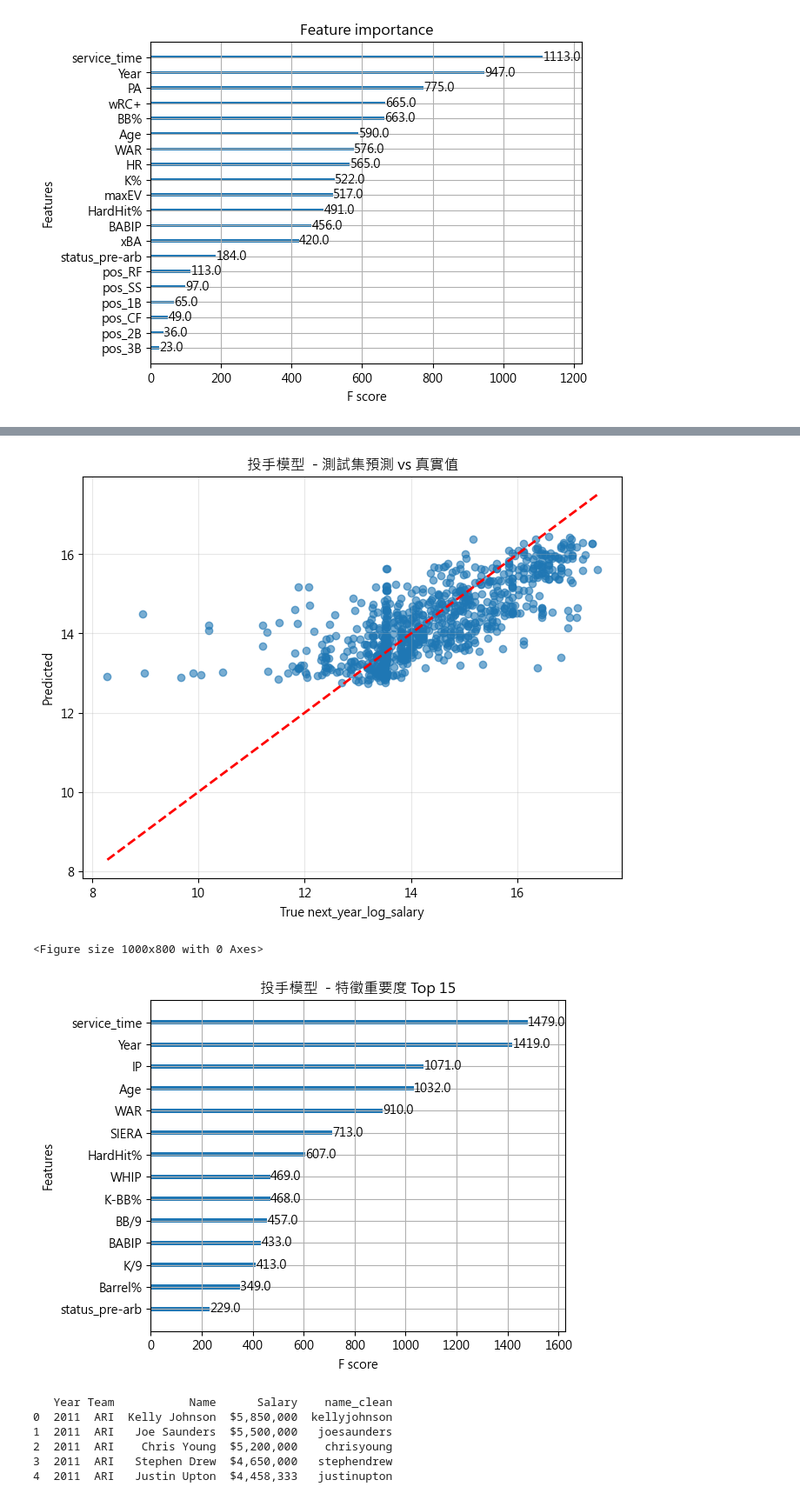
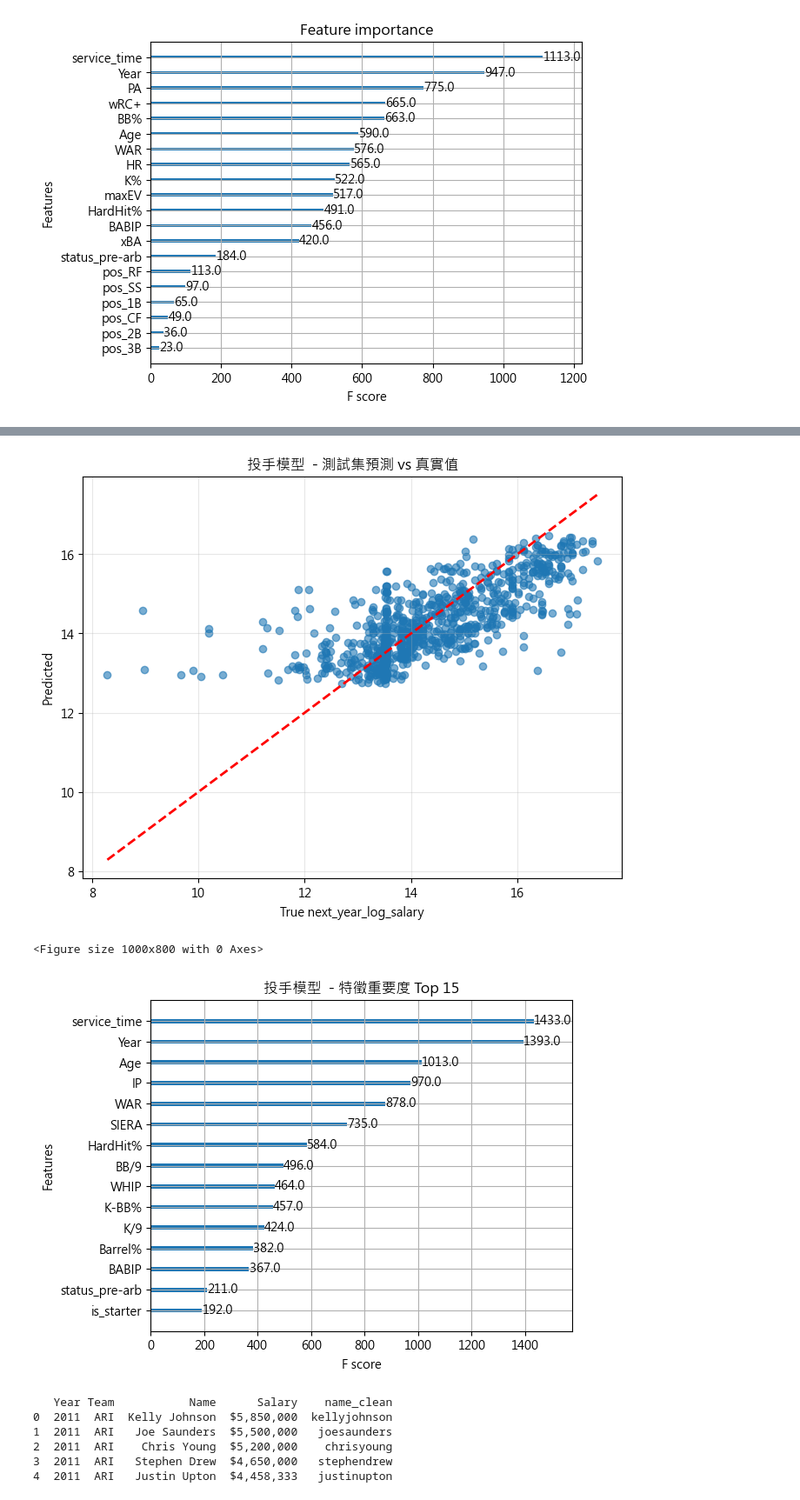
Before and after one commit to joshninjatw/mlb-salary-prediction, a Jupyter notebook: Untitled.ipynb, the cells around one changed output, grey strips where cells are left out. Shown at 87% size. Drawn from its saved outputs; the diff is of its cells as text; code cells hidden in the pictures.

Commit message:
feat: pitcher model v6 - add is_starter / is_reliever binary features, test R² 0.5307 (final best +0.0048), pitcher model locked

```diff
--- a/Untitled.ipynb
+++ b/Untitled.ipynb
@@ -415,19 +415,19 @@ p_final = [
 # ====================================
 # GS > 0 → 先發 (starter)
 # GS = 0 → 後援 (reliever)
-# pitching_df['is_starter'] = (pitching_df['GS'] > 0).astype(int)
-# pitching_df['is_reliever'] = (pitching_df['GS'] == 0).astype(int)
+pitching_df['is_starter'] = (pitching_df['GS'] > 0).astype(int)
+pitching_df['is_reliever'] = (pitching_df['GS'] == 0).astype(int)
 
 # # 檢查分佈
-# print("投手先發/後援分佈：")
-# print(pitching_df['is_starter'].value_counts(normalize=True))
+print("投手先發/後援分佈：")
+print(pitching_df['is_starter'].value_counts(normalize=True))
 
-# # 更新投手特徵清單（原 v4 的 14 個 + 2 個 binary）
-# p_final_v5 = p_final.copy()
-# p_final_v5.extend(['is_starter', 'is_reliever'])
+# 更新投手特徵清單（原 v4 的 14 個 + 2 個 binary）
+p_final_v6 = p_final.copy()
+p_final_v6.extend(['is_starter', 'is_reliever'])
 
-# print("投手 v5 特徵數：", len(p_final_v5))
-# print("新增特徵：['is_starter', 'is_reliever']")
+print("投手 v5 特徵數：", len(p_final_v5))
+print("新增特徵：['is_starter', 'is_reliever']")
 # %% [output]
 打者初始特徵數：37
 
@@ -771,7 +788,7 @@ plt.show()
 # ────────────────────────────────────────────────
 
 # 投手最終特徵
-p_final = p_final
+p_final = p_final_v6
 
 
 # 準備資料
@@ -883,6 +900,6 @@ plt.show()
-[figure, old version]
+[figure, new version]
 <Figure size 1000x800 with 0 Axes>
-[figure, old version]
+[figure, new version]
 # %%
 print(salary_df.head())
 # %% [output]
```
Also changed, not shown: parts of 3 cells of this notebook.
